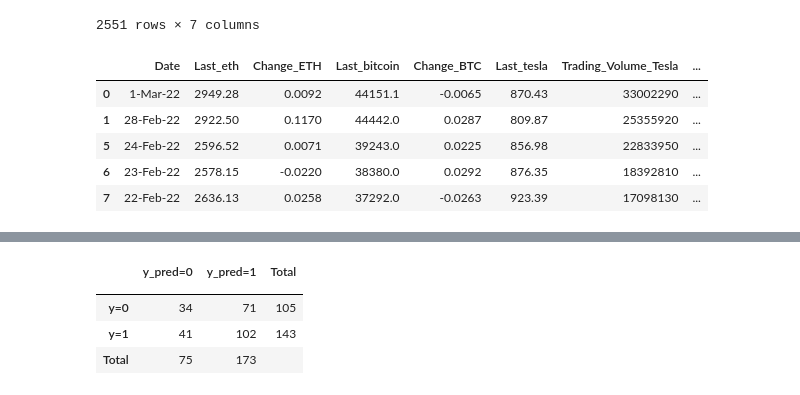
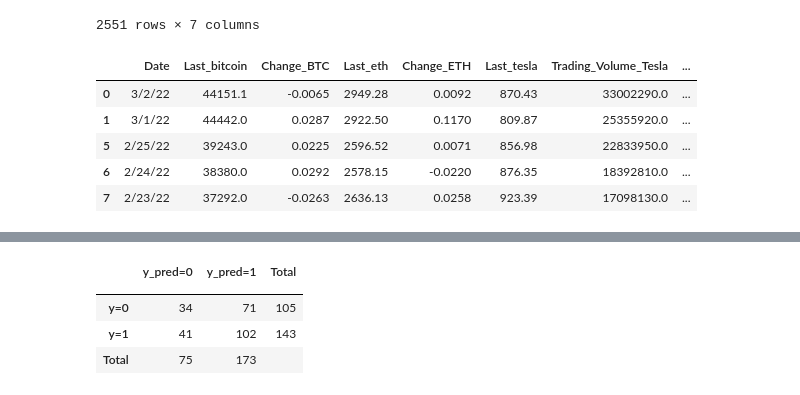
Before and after one commit to RojaReddy329/MachineLearningProject, a Jupyter notebook: ProjectNotebook.ipynb, the cells around one changed output, grey strips where cells are left out. Saved outputs shown, nothing was run; the diff lists cells and outputs as text; code cells hidden in the pictures.

```diff
--- a/ProjectNotebook.ipynb
+++ b/ProjectNotebook.ipynb
@@ -93,38 +95,41 @@ bitcoin_df = bitcoin_df.rename(columns={"Price": "Last_bitcoin","Open": "Open_bi
 #create dataframe using ETH and Bitcoin datasets
 crypto = pd.DataFrame(eth_df,columns=['Date','Last_eth','Change_ETH'])
 
-crypto = crypto.join(bitcoin_df['Last_bitcoin'])
-crypto = crypto.join(bitcoin_df['Change_BTC'])
+crypto = pd.DataFrame(bitcoin_df,columns=['Date','Last_bitcoin','Change_BTC'])
+
+
+crypto = crypto.join(eth_df['Last_eth'])
+crypto = crypto.join(eth_df['Change_ETH'])
 #crypto = crypto.join(bitcoin_df['High_bitcoin'])
 #crypto = crypto.join(bitcoin_df['Low_bitcoin'])
 crypto = crypto.join(tesla_df['Last_tesla'])
 crypto = crypto.join(tesla_df['Trading_Volume_Tesla'])
 crypto = crypto.join(tesla_df['Change_Tesla'])
 
 crypto = crypto.join(gold_df['Last_gold'])
 crypto = crypto.join(gold_df['Trading_Volume_Gold'])
 crypto = crypto.join(gold_df['Change_Gold'])
 
 crypto = crypto.join(sp_df['Last_SP'])
 crypto = crypto.join(sp_df['Change_SP'])
 
 crypto = crypto.replace([np.inf, -np.inf], np.nan)
 crypto = crypto.dropna()
 crypto
 
 
 
 #crypto['Increase/Decrease'] = np.where(crypto['Change_BTC'] < 0, False, True)
 
 
 #Increased = crypto[crypto['Increase/Decrease'] == True]
 #Decreased = crypto[crypto['Increase/Decrease'] == False]
 
 crypto.head()
 # %% [output]
-|  | Date | Last_eth | Change_ETH | Last_bitcoin | Change_BTC | Last_tesla | Trading_Volume_Tesla | ... |
-| 0 | 1-Mar-22 | 2949.28 | 0.0092 | 44151.1 | -0.0065 | 870.43 | 33002290 | ... |
-| 1 | 28-Feb-22 | 2922.50 | 0.1170 | 44442.0 | 0.0287 | 809.87 | 25355920 | ... |
-| 5 | 24-Feb-22 | 2596.52 | 0.0071 | 39243.0 | 0.0225 | 856.98 | 22833950 | ... |
-| 6 | 23-Feb-22 | 2578.15 | -0.0220 | 38380.0 | 0.0292 | 876.35 | 18392810 | ... |
-| 7 | 22-Feb-22 | 2636.13 | 0.0258 | 37292.0 | -0.0263 | 923.39 | 17098130 | ... |
+|  | Date | Last_bitcoin | Change_BTC | Last_eth | Change_ETH | Last_tesla | Trading_Volume_Tesla | ... |
+| 0 | 3/2/22 | 44151.1 | -0.0065 | 2949.28 | 0.0092 | 870.43 | 33002290.0 | ... |
+| 1 | 3/1/22 | 44442.0 | 0.0287 | 2922.50 | 0.1170 | 809.87 | 25355920.0 | ... |
+| 5 | 2/25/22 | 39243.0 | 0.0225 | 2596.52 | 0.0071 | 856.98 | 22833950.0 | ... |
+| 6 | 2/24/22 | 38380.0 | 0.0292 | 2578.15 | -0.0220 | 876.35 | 18392810.0 | ... |
+| 7 | 2/23/22 | 37292.0 | -0.0263 | 2636.13 | 0.0258 | 923.39 | 17098130.0 | ... |
```
Also changed, not shown: parts of 12 cells of this notebook, 2 other files.
